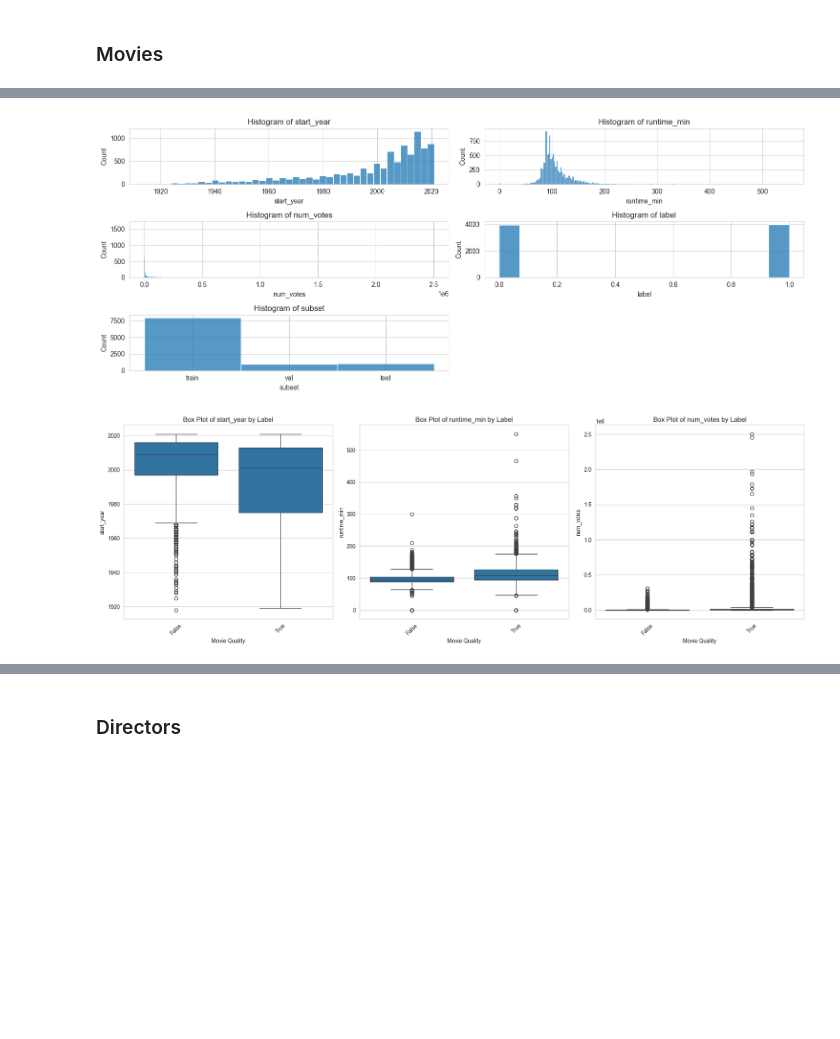
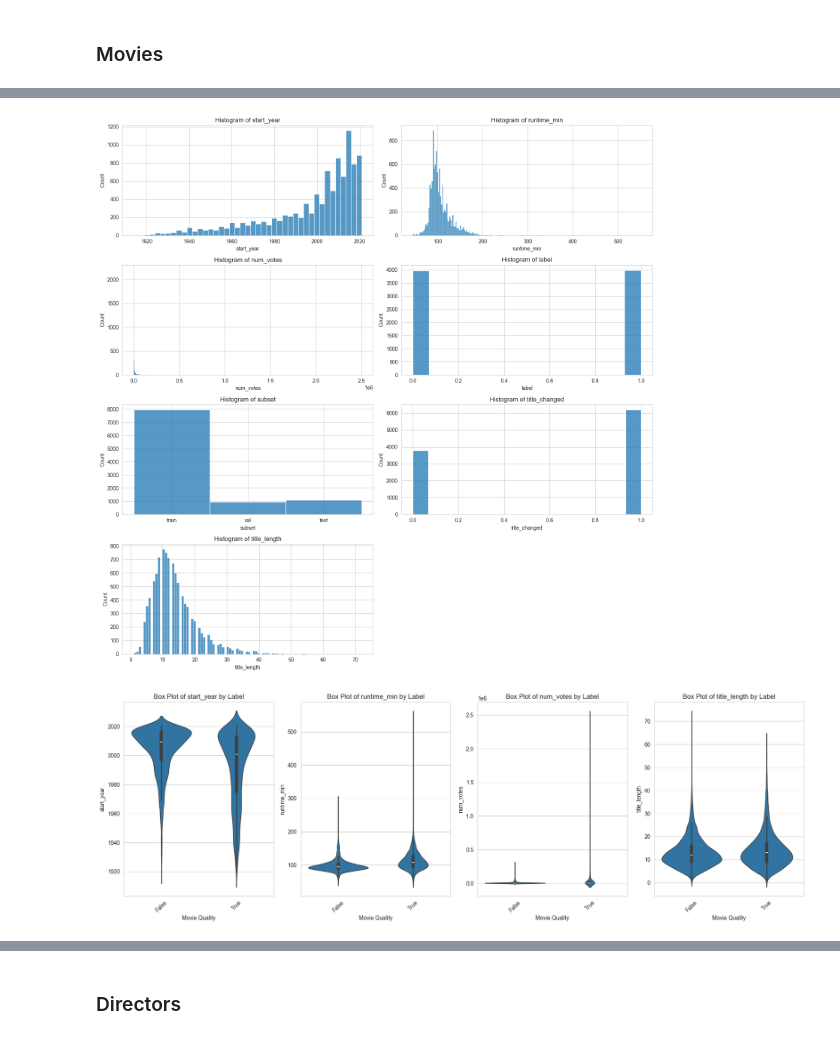
Before and after one commit to 8toz/BigDataProject_IMDB, a Jupyter notebook: duck_db_pipeline.ipynb, the cells around one changed output, grey strips where cells are left out. Cells and saved outputs as stored; diff of their text form; code cells hidden in the pictures; blank space fills up the shorter version.

```diff
--- a/duck_db_pipeline.ipynb
+++ b/duck_db_pipeline.ipynb
@@ -56,34 +63,35 @@ movies.head()
 # %%
-num_cols = len(['start_year', 'runtime_min', 'num_votes', 'label', 'subset'])
+movie_cols = ['start_year', 'runtime_min', 'num_votes', 'label', 'subset', "title_changed", "title_length"]
+num_cols = len(movie_cols)
 num_rows = (num_cols + 1) // 2
 
-fig, axes = plt.subplots(num_rows, 2, figsize=(15, 6))
+fig, axes = plt.subplots(num_rows, 2, figsize=(15, 15))
 
 axes = axes.flatten()
 
-for i, column in enumerate(['start_year', 'runtime_min', 'num_votes', 'label', 'subset']):
+for i, column in enumerate(movie_cols):
     if column == 'num_votes':
         sns.histplot(movies[column], ax=axes[i])
         axes[i].set_title(f'Histogram of {column}')
     else:
         sns.histplot(movies[column], ax=axes[i])
         axes[i].set_title(f'Histogram of {column}')
 
 for i in range(num_cols, len(axes)):
     fig.delaxes(axes[i])
 
 plt.tight_layout()
 plt.show()
 # %% [output]
-[figure, old version]
+[figure, new version]
 # %%
 
-continuous_variables = ['start_year', 'runtime_min', 'num_votes']
+continuous_variables = ['start_year', 'runtime_min', 'num_votes', "title_length"]
 
-fig, axes = plt.subplots(1, 3, figsize=(18, 6))
+fig, axes = plt.subplots(1, 4, figsize=(18, 6))
 
 for i, variable in enumerate(continuous_variables):
-    sns.boxplot(x='label', y=variable, data=movies, ax=axes[i])
+    sns.violinplot(x='label', y=variable, data=movies, ax=axes[i])
     axes[i].set_title(f'Box Plot of {variable} by Label')
     axes[i].set_xlabel('Movie Quality')
     axes[i].set_ylabel(variable)
@@ -92,7 +100,7 @@ for i, variable in enumerate(continuous_variables):
 plt.tight_layout()
 plt.show()
 # %% [output]
-[figure, old version]
+[figure, new version]
 # %%
 from pandas.plotting import scatter_matrix
 
```
Also changed, not shown: parts of 8 cells of this notebook, 5 other files.
